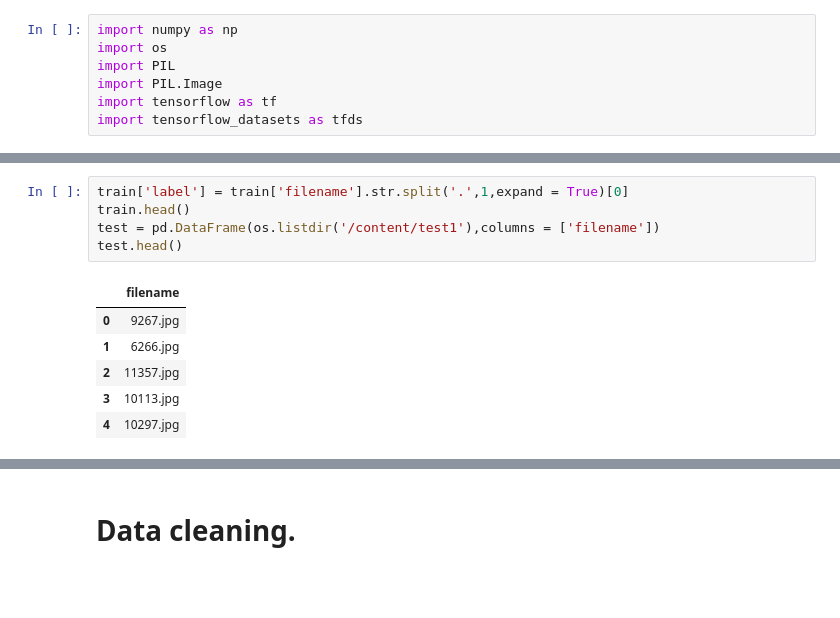
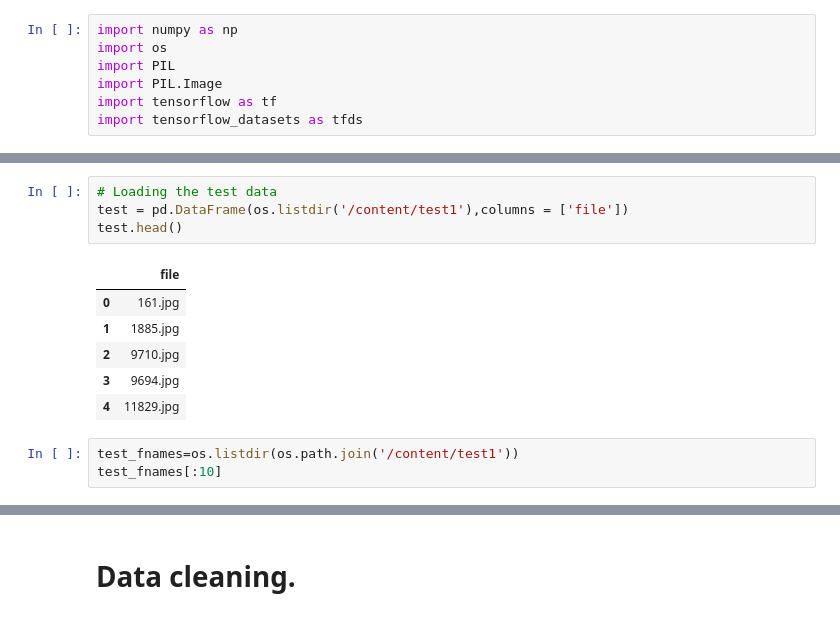
Before and after one commit to Ruoro/Catsn-Dogs, a Jupyter notebook: CandD.ipynb, the cells around one changed output, grey strips where cells are left out. Cells and saved outputs as stored; diff of their text form; blank space fills up the shorter version.

```diff
--- a/CandD.ipynb
+++ b/CandD.ipynb
@@ -85,12 +127,14 @@ testfiles
 # %%
-train['label'] = train['filename'].str.split('.',1,expand = True)[0]
-train.head()
-test = pd.DataFrame(os.listdir('/content/test1'),columns = ['filename'])
+# Loading the test data
+test = pd.DataFrame(os.listdir('/content/test1'),columns = ['file'])
 test.head()
 # %% [output]
-|  | filename |
-| 0 | 9267.jpg |
-| 1 | 6266.jpg |
-| 2 | 11357.jpg |
-| 3 | 10113.jpg |
-| 4 | 10297.jpg |
+|  | file |
+| 0 | 161.jpg |
+| 1 | 1885.jpg |
+| 2 | 9710.jpg |
+| 3 | 9694.jpg |
+| 4 | 11829.jpg |
+# %%
+test_fnames=os.listdir(os.path.join('/content/test1'))
+test_fnames[:10]
```
Also changed, not shown: parts of 12 cells of this notebook.
